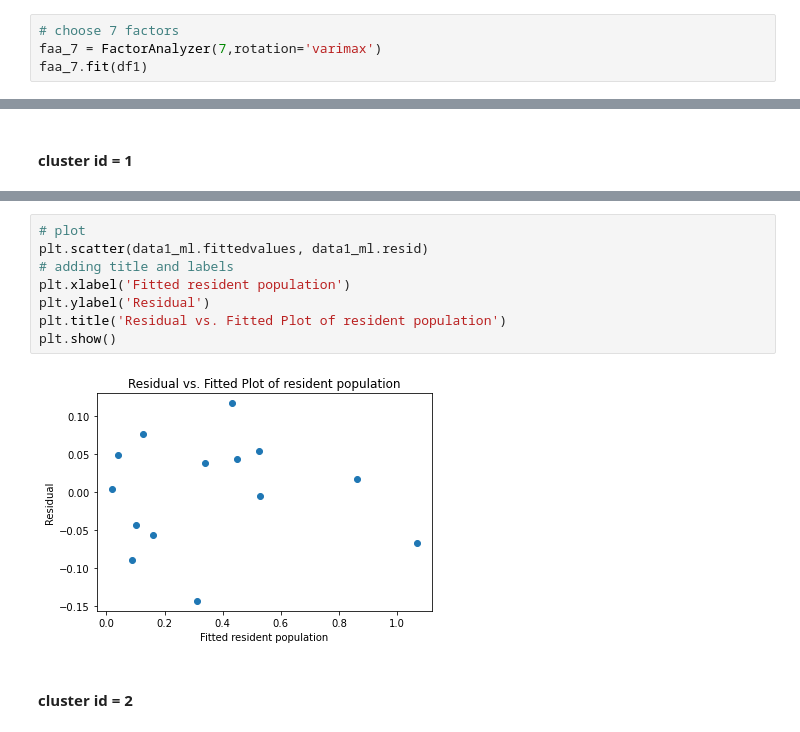
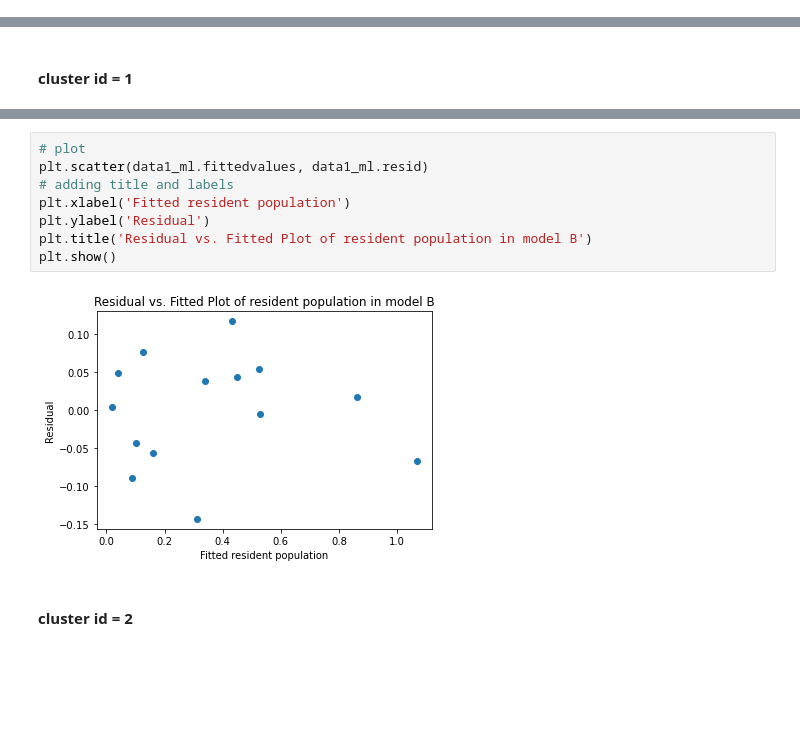
Before and after one commit to Fayee23/QM_Assessment2, a Jupyter notebook: Analysis.ipynb, the cells around one changed output, grey strips where cells are left out. Saved outputs shown, nothing was run; the diff lists cells and outputs as text; blank space fills up the shorter version.

```diff
--- a/Analysis.ipynb
+++ b/Analysis.ipynb
@@ -241,7 +215,3 @@ plt.savefig('Scree plot.png')
 # %% [output]
 [figure]
 <Figure size 432x288 with 0 Axes>
-# %%
-# choose 7 factors
-faa_7 = FactorAnalyzer(7,rotation='varimax')
-faa_7.fit(df1)
@@ -1167,13 +950,13 @@ Notes:
 # %%
 # plot
 plt.scatter(data1_ml.fittedvalues, data1_ml.resid)
 # adding title and labels
 plt.xlabel('Fitted resident population')
 plt.ylabel('Residual')
-plt.title('Residual vs. Fitted Plot of resident population')
+plt.title('Residual vs. Fitted Plot of resident population in model B')
 plt.show()
 # %% [output]
-[figure, old version]
+[figure, new version]
 # %% [markdown]
 #### cluster id = 2
 # %%
```
Also changed, not shown: parts of 27 cells of this notebook.
